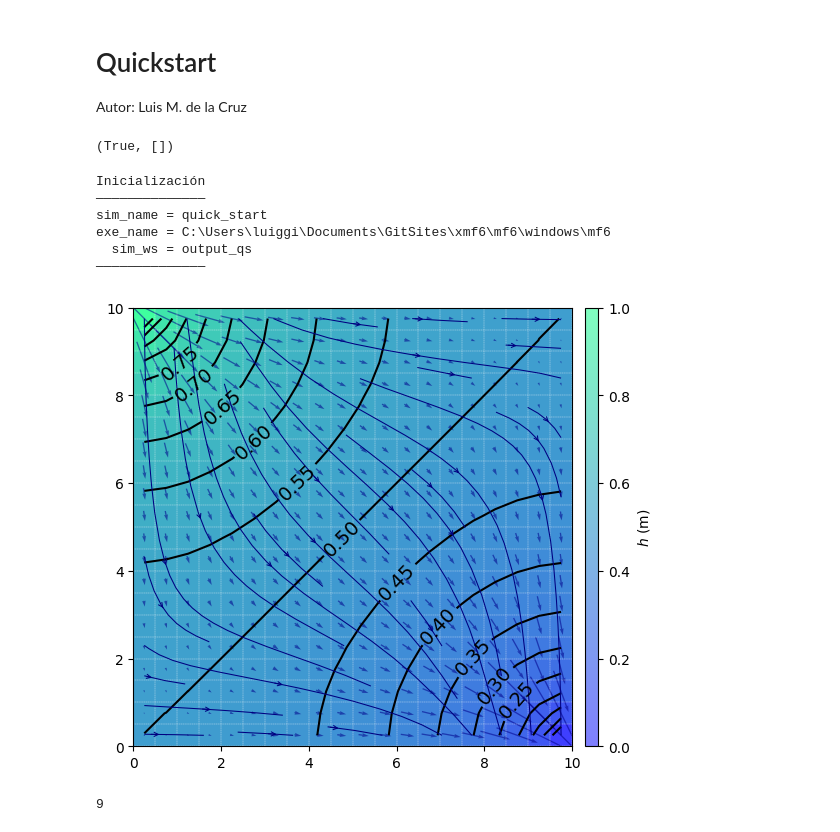
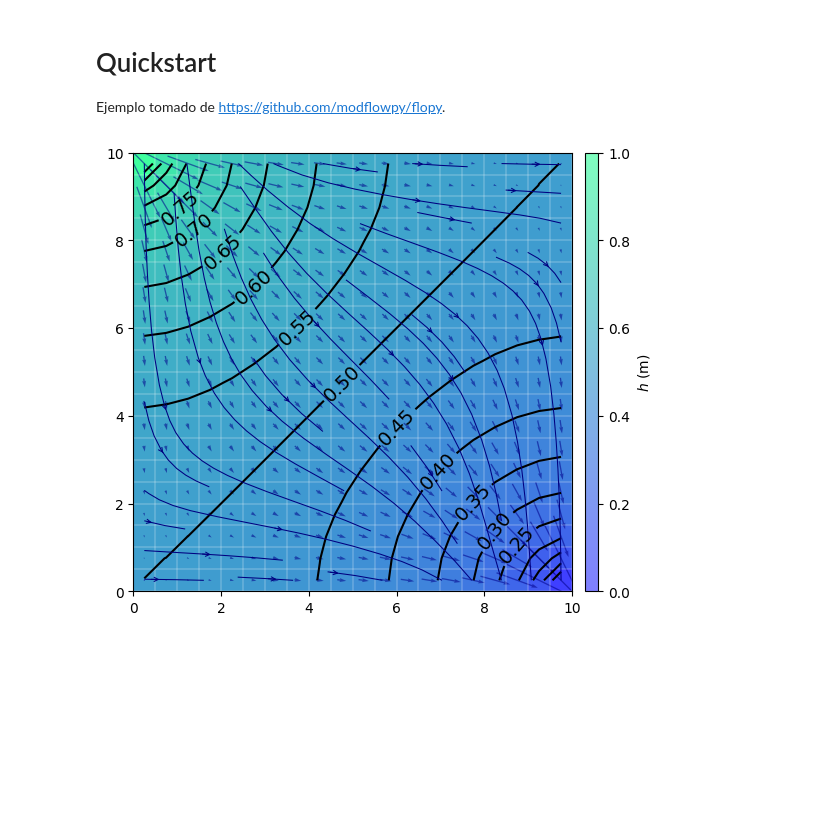
Before and after one commit to luiggix/xmf6, a Jupyter notebook: examples/00_mf6_tutorial/Quick_Start.ipynb, the cells around one changed output. Cells and saved outputs as stored; diff of their text form; code cells hidden in the pictures; blank space fills up the shorter version.

```diff
--- a/examples/00_mf6_tutorial/Quick_Start.ipynb
+++ b/examples/00_mf6_tutorial/Quick_Start.ipynb
@@ -1,4 +0,0 @@
-# %% [markdown]
-# Quickstart
-
-Autor: Luis M. de la Cruz
@@ -11,4 +1,14 @@ import xmf6
+# %% [markdown]
+# Quickstart
+
+Ejemplo tomado de https://github.com/modflowpy/flopy.
 # %%
+import os
+import numpy as np
+import matplotlib.pyplot as plt
+import flopy
+import xmf6
+
 # <>----- Datos de la simulación -----<>
 init = {
     'sim_name' : "quick_start",
@@ -20,13 +20,14 @@ init = {
 # <>----- Componentes -----<>
 
 ## [TDIS] Discretización temporal
-time = {}
+tdis = {}
 
 ## [IMS] Solución numérica
 ims = {}
 
 ## [GWF] Modelo de flujo
 gwf = {
+
     'modelname': init["sim_name"],
     'save_flows': True
 }
@@ -52,42 +53,55 @@ dis = {
 ic = {}
 
 ## [CHD] Condiciones de frontera
 chd = {
     'stress_period_data': [[(0, 0, 0), 1.],
                            [(0, dis['nrow']-1, dis['ncol']-1), 0.]]
 }
 
 ## [NPF] Propiedades de flujo
 npf = {
     'save_specific_discharge': True,
 }
 
 ## [OC] Configuración de la salida
 oc = {
     'budget_filerecord': f"{init['sim_name']}.bud",
     'head_filerecord': f"{init['sim_name']}.hds",
     'saverecord': [("HEAD", "ALL"), ("BUDGET", "ALL")],
 }
 
 # <>----- Inicialización de las componentes -----<>
-o_sim = xmf6.gwf.initialize(silent = True, init = init, time = time, ims = ims)
+o_sim = xmf6.gwf.init_sim(silent = True, init = init, tdis = tdis, ims = ims)
 
 # <>----- Inicialización del modelo de flujo -----<>
-o_gwf = xmf6.gwf.build(o_sim, silent = True, gwf = gwf, dis = dis, ic = ic, chd = chd, npf = npf, oc = oc)
+o_gwf, packages = xmf6.gwf.set_packages(o_sim, silent = True, gwf = gwf, dis = dis, ic = ic, chd = chd, npf = npf, oc = oc)
 
 # <>----- Escritura de los archivos de entrada para MODFLOW 6 -----<>
 o_sim.write_simulation(silent = True)
 
 # <>----- Ejecución de la simulación -----<>
 o_sim.run_simulation(silent = True)
+
+# <>----- Recuperamos los resultados de la simulación -----<>
+head = xmf6.gwf.get_head(o_gwf)
+qx, qy, qz, n_q = xmf6.gwf.get_specific_discharge(o_gwf, text="DATA-SPDIS")
+x, y, z = o_gwf.modelgrid.xyzcellcenters
+
+# <>----- Definición de la figura -----<>
+fig, ax = plt.subplots(1,1, figsize=(6,6))
+ax.set_aspect('equal')
+pmv = flopy.plot.PlotMapView(model = o_gwf, ax = ax)
+pmv.plot_grid(colors = 'w', lw = 0.25, ls="-")
+cb = pmv.plot_array(head, cmap = "winter", alpha=0.5)
+pmv.plot_vector(qx, qy, normalize=False, color="darkblue", alpha=0.55)
+ct = pmv.contour_array(head, levels=20, colors='k', linewidths=1.5)
+ax.clabel(ct, fontsize=14)
+ax.streamplot(x, y[::-1][:], qx[0], qy[0][::-1], color='navy',
+              integration_direction = 'both',
+              density = [0.5, 0.5], linewidth = 0.75, broken_streamlines = True,
+              arrowstyle = "->", arrowsize = 0.75,  )
+plt.colorbar(cb, ax = ax, label = "$h$ (m)",
+             cax = xmf6.vis.cax(ax, cb))
+plt.show()
 # %% [output]
-(True, [])
+[figure, added]
-# %%
-xmf6.nice_print(init, "Inicialización")
-# %% [output]
-Inicialización
-――――――――――――――
-sim_name = quick_start
-exe_name = C:\Users\luiggi\Documents\GitSites\xmf6\mf6\windows\mf6
-  sim_ws = output_qs
-――――――――――――――
@@ -100,23 +107,0 @@ x, y, z = grid.xyzcellcenters
-# %%
-# <>----- Definición de la figura -----<>
-fig, ax = plt.subplots(1,1, figsize=(6,6))
-ax.set_aspect('equal')
-pmv0 = flopy.plot.PlotMapView(model = o_gwf, ax = ax)
-pmv0.plot_grid(colors = 'w', lw = 0.25, ls="--")
-cb = pmv0.plot_array(head, cmap = "winter", alpha=0.5)
-pmv0.plot_vector(qx, qy, normalize=False, color="darkblue", alpha=0.55)
-ct = pmv0.contour_array(head, levels=20, colors='k', linewidths=1.5)
-ax.clabel(ct, fontsize=14)
-ax.streamplot(x, y[::-1][:], qx[0], qy[0][::-1], color='navy',
-              integration_direction = 'both',
-              density = [0.5, 0.5], linewidth = 0.75, broken_streamlines = True,
-              arrowstyle = "->", arrowsize = 0.75,  )
-plt.colorbar(cb, ax = ax, label = "$h$ (m)",
-             cax = xmf6.vis.cax(ax, cb))
-plt.show()
-# %% [output]
-[figure, removed]
-# %%
-round(9.499999)
-# %% [output]
-9
```
Also changed, not shown: parts of 2 cells of this notebook, 10 other files.
